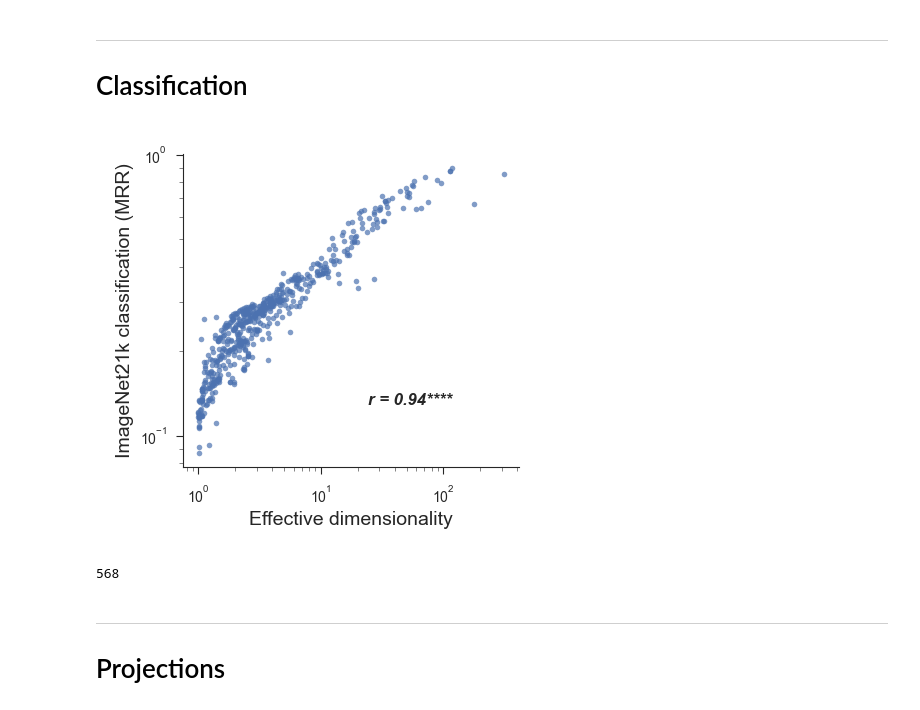
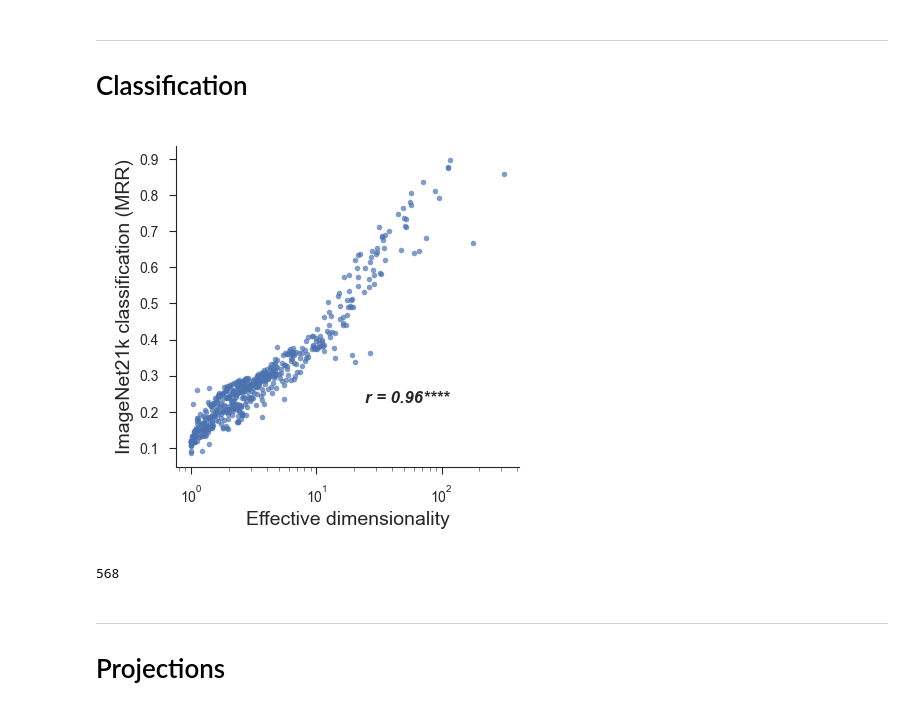
Before and after one commit to EricElmoznino/encoder_dimensionality, a Jupyter notebook: figures/manuscript/results.ipynb, the cells around one changed output. Drawn from its saved outputs; the diff is of its cells as text; code cells hidden in the pictures.

```diff
--- a/figures/manuscript/results.ipynb
+++ b/figures/manuscript/results.ipynb
@@ -394,30 +394,30 @@ plt.show()
 # %%
 data = pd.read_csv(f'../../results/n-shot|dataset:imagenet21k|classifier:prototype|pooling:avg.csv')
 data_additional = pd.read_csv(f'../../results/n-shot|dataset:imagenet21k|classifier:prototype|pooling:avg|additional:True.csv')
 data = pd.concat([data, data_additional], ignore_index=True)
 data = data[data.n_train == 50]
 data = data.drop([c for c in data.columns if c not in id_columns + ['MRR']], axis='columns')
 data = data.groupby(id_columns, dropna=False, as_index=False).mean()
 
 dataset = 'imagenet'
 data_eig = pd.read_csv(f'../../results/eigmetrics|dataset:{dataset}|pooling:avg|grayscale:False.csv')
 data_additional = pd.read_csv(f'../../results/eigmetrics|dataset:{dataset}|pooling:avg|grayscale:False|additional:True.csv')
 data_eig = pd.concat([data_eig, data_additional], ignore_index=True)
 data = pd.merge(data, data_eig, on=id_columns)
 data.loc[:, 'layer'] = data['layer'].replace(tf_to_pt_layer_map)
 
 fig, ax = plt.subplots(figsize=(2.1, 2))
 
 sns.scatterplot(data=data, x='effective dimensionality', y='MRR',
                 alpha=0.7, s=4, linewidth=0, ax=ax)
-ax.set(xscale='log', yscale='log', xlabel='Effective dimensionality', ylabel='ImageNet21k classification (MRR)')
-annotate_corr(data, x='effective dimensionality', y='MRR', logx=True, logy=True, pos=(0.55, 0.2), ax=ax)
+ax.set(xscale='log', xlabel='Effective dimensionality', ylabel='ImageNet21k classification (MRR)')
+annotate_corr(data, x='effective dimensionality', y='MRR', logx=True, pos=(0.55, 0.2), ax=ax)
 
 plt.savefig('saved/results_classification-plot.png', dpi=300)
 plt.show()
 len(data)
 # %% [output]
-[figure, old version]
+[figure, new version]
 568
 # %% [markdown]
 ---
```
Also changed, not shown: parts of 1 cell of this notebook, 5 other files.
